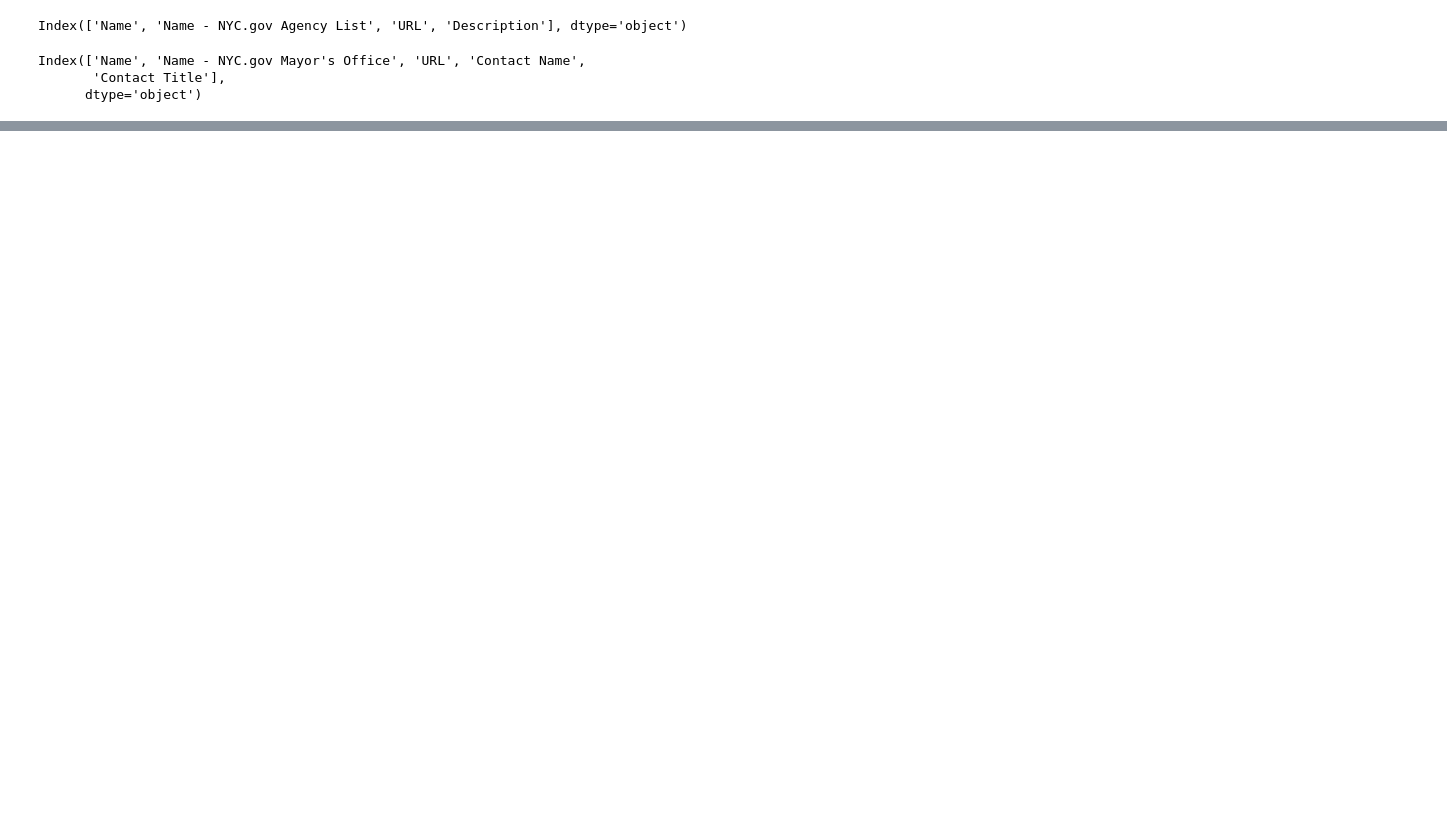
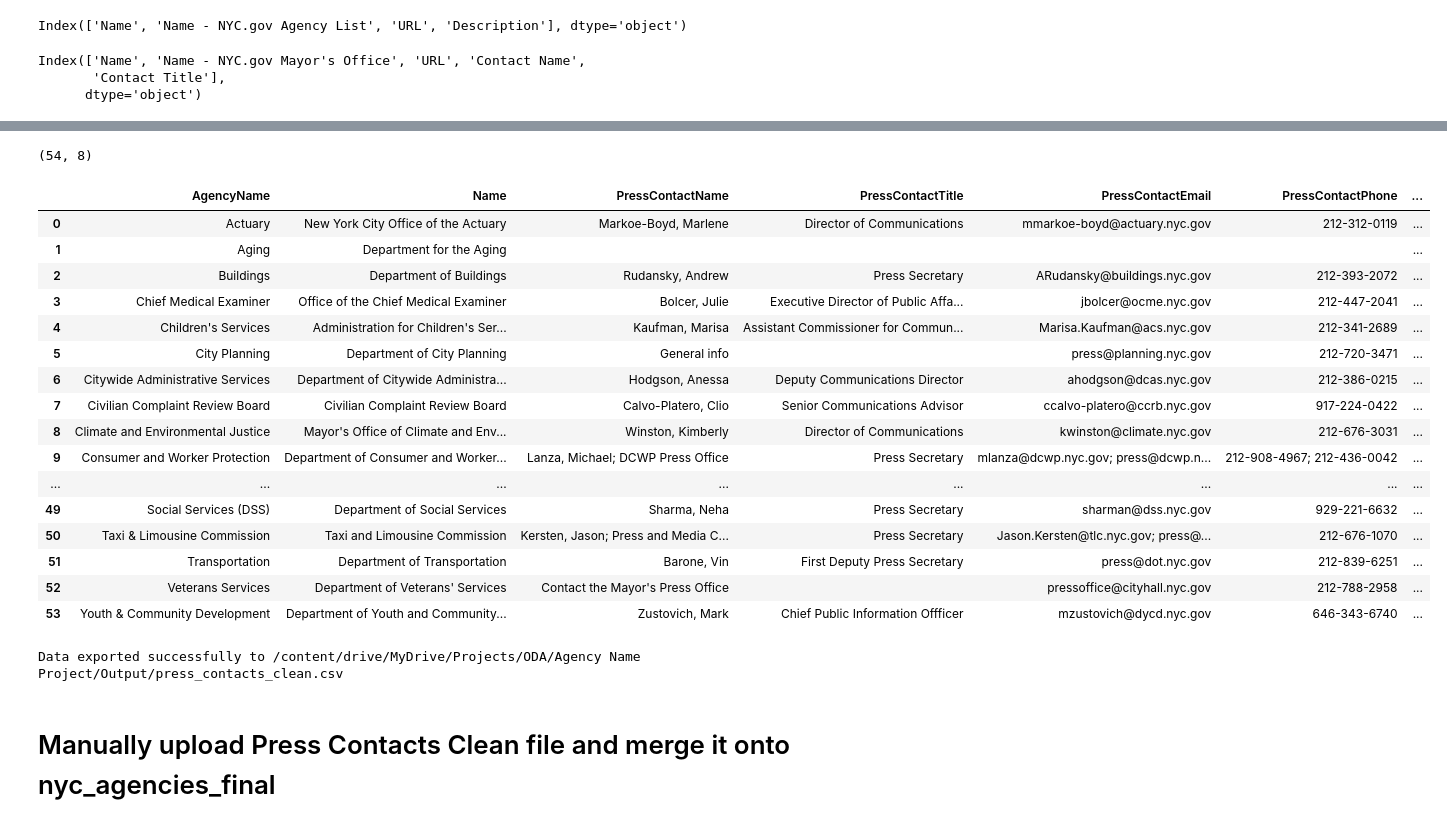
Before and after one commit to MODA-NYC/Agency-Name-Project, a Jupyter notebook: Agency_Name_Project.ipynb, the cells around one changed output, grey strips where cells are left out. Drawn from its saved outputs; the diff is of its cells as text; code cells hidden in the pictures; blank space fills up the shorter version.

Commit message:
Code now does: Data Collection - Web Scraping and Manual Upload Data Processing and Standardization Data Merging and Deduplication Augmenting the dataset

```diff
--- a/Agency_Name_Project.ipynb
+++ b/Agency_Name_Project.ipynb
@@ -1013,2 +1044,2 @@ agencies_enhanced_null_status.head(20)
 # %%
-agencies_enhanced.columns
+agencies_enhanced = filtered_agencies
@@ -1204,0 +1325,6 @@ agency_name_export = agency_name_export[[
+# %%
+# List of columns to be removed
+columns_to_remove = ['Merged Names', 'ID', 'Instance Of', 'Out of Scope', 'ManualAdditionFlag', 'ManualAdditionSource', 'Acronym - Preferred']
+
+# Remove the specified columns
+nyc_agencies.drop(columns=columns_to_remove, inplace=True)
@@ -1228,0 +1375,2 @@ agency_name_export.shape
+# %%
+nyc_agencies_qa2 = nyc_agencies
@@ -1228,0 +1867,57 @@ agency_name_export.shape
+# %%
+def combine_agency_info(group):
+    combined = pd.Series({
+        'AgencyName': group['AgencyName'].iloc[0],
+        'Name': group['Name'].iloc[0],
+        'PressContactName': [],
+        'PressContactTitle': [],
+        'PressContactEmail': [],
+        'PressContactPhone': [],
+        'GeneralInfoEmail': [],
+        'GeneralInfoPhone': []
+    })
+
+    for _, row in group.iterrows():
+        if pd.notna(row['GeneralInfoEmail']):
+            combined['GeneralInfoEmail'].append(row['GeneralInfoEmail'])
+        if pd.notna(row['GeneralInfoPhone']):
+            combined['GeneralInfoPhone'].append(row['GeneralInfoPhone'])
+        if pd.notna(row['PressContactName']):
+            combined['PressContactName'].append(row['PressContactName'])
+            combined['PressContactTitle'].append(row['PressContactTitle'])
+            combined['PressContactEmail'].append(row['PressContactEmail'])
+            combined['PressContactPhone'].append(row['PressContactPhone'])
+
+    # Remove duplicates and join lists into strings
+    for field in combined.index:
+        if isinstance(combined[field], list):
+            combined[field] = '; '.join(filter(None, dict.fromkeys(combined[field])))
+
+    return combined
+
+# Assuming df_press_contacts is already loaded
+df_press_contacts_combined = df_press_contacts.groupby('AgencyName').apply(combine_agency_info).reset_index(drop=True)
+# %%
+df_press_contacts_combined.shape
+# %% [output]
+(54, 8)
+# %%
+df_press_contacts_combined.head(60)
+# %% [output]
+|  | AgencyName | Name | PressContactName | PressContactTitle | PressContactEmail | PressContactPhone | ... |
+| 0 | Actuary | New York City Office of the Actuary | Markoe-Boyd, Marlene | Director of Communications | mmarkoe-boyd@actuary.nyc.gov | 212-312-0119 | ... |
+| 1 | Aging | Department for the Aging |  |  |  |  | ... |
+| 2 | Buildings | Department of Buildings | Rudansky, Andrew | Press Secretary | ARudansky@buildings.nyc.gov | 212-393-2072 | ... |
+| 3 | Chief Medical Examiner | Office of the Chief Medical Examiner | Bolcer, Julie | Executive Director of Public Affa... | jbolcer@ocme.nyc.gov | 212-447-2041 | ... |
+| 4 | Children's Services | Administration for Children's Ser... | Kaufman, Marisa | Assistant Commissioner for Commun... | Marisa.Kaufman@acs.nyc.gov | 212-341-2689 | ... |
+| 5 | City Planning | Department of City Planning | General info |  | press@planning.nyc.gov | 212-720-3471 | ... |
+| 6 | Citywide Administrative Services | Department of Citywide Administra... | Hodgson, Anessa | Deputy Communications Director | ahodgson@dcas.nyc.gov | 212-386-0215 | ... |
+| 7 | Civilian Complaint Review Board | Civilian Complaint Review Board | Calvo-Platero, Clio | Senior Communications Advisor | ccalvo-platero@ccrb.nyc.gov | 917-224-0422 | ... |
+| 8 | Climate and Environmental Justice | Mayor's Office of Climate and Env... | Winston, Kimberly | Director of Communications | kwinston@climate.nyc.gov | 212-676-3031 | ... |
+| 9 | Consumer and Worker Protection | Department of Consumer and Worker... | Lanza, Michael; DCWP Press Office | Press Secretary | mlanza@dcwp.nyc.gov; press@dcwp.n... | 212-908-4967; 212-436-0042 | ... |
+| ... | ... | ... | ... | ... | ... | ... | ... |
+| 49 | Social Services (DSS) | Department of Social Services | Sharma, Neha | Press Secretary | sharman@dss.nyc.gov | 929-221-6632 | ... |
+| 50 | Taxi & Limousine Commission | Taxi and Limousine Commission | Kersten, Jason; Press and Media C... | Press Secretary | Jason.Kersten@tlc.nyc.gov; press@... | 212-676-1070 | ... |
+| 51 | Transportation | Department of Transportation | Barone, Vin | First Deputy Press Secretary | press@dot.nyc.gov | 212-839-6251 | ... |
+| 52 | Veterans Services | Department of Veterans' Services | Contact the Mayor's Press Office |  | pressoffice@cityhall.nyc.gov | 212-788-2958 | ... |
+| 53 | Youth & Community Development | Department of Youth and Community... | Zustovich, Mark | Chief Public Information Offficer | mzustovich@dycd.nyc.gov | 646-343-6740 | ... |
@@ -1228,0 +1926,12 @@ agency_name_export.shape
+# %%
+# Define the output file path
+output_file_path = '/content/drive/MyDrive/Projects/ODA/Agency Name Project/Output/press_contacts_clean.csv'
+
+# Export the dataframe to a CSV file
+press_contacts_clean.to_csv(output_file_path, index=False)
+
+print(f'Data exported successfully to {output_file_path}')
+# %% [output]
+Data exported successfully to /content/drive/MyDrive/Projects/ODA/Agency Name Project/Output/press_contacts_clean.csv
+# %% [markdown]
+# Manually upload Press Contacts Clean file and merge it onto nyc_agencies_final
```
Also changed, not shown: parts of 102 cells of this notebook.
